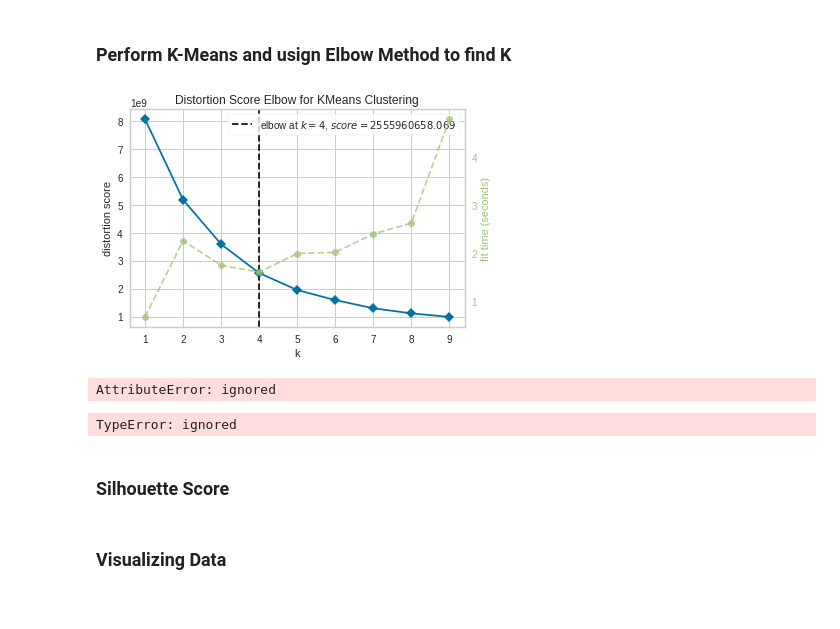
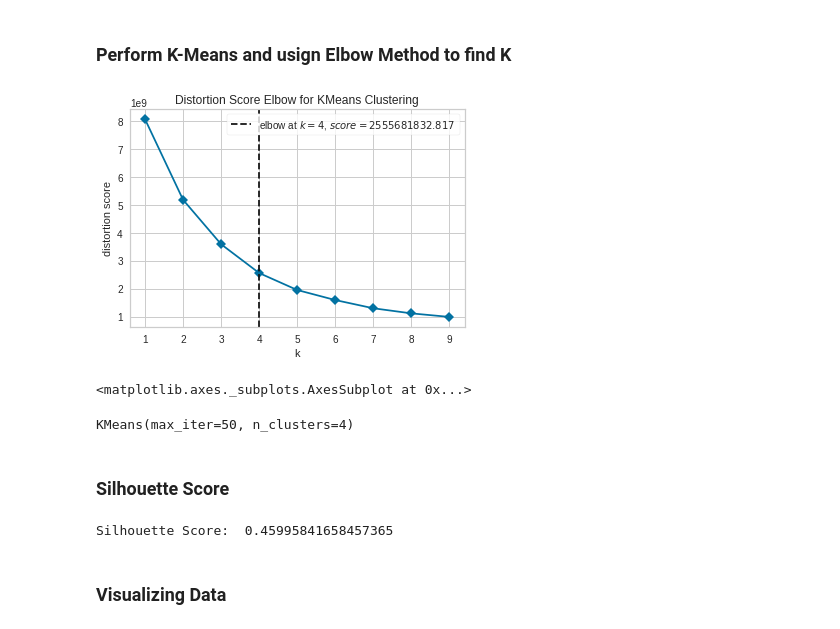
Before and after one commit to AbrahamKong/CMPE257-Fractal_Clustering_Assignment, a Jupyter notebook: CMPE_257_Fractual_Clustering.ipynb, the cells around one changed output. Cells and saved outputs as stored; diff of their text form; code cells hidden in the pictures.

```diff
--- a/CMPE_257_Fractual_Clustering.ipynb
+++ b/CMPE_257_Fractual_Clustering.ipynb
@@ -251,25 +251,24 @@ rfm.describe()
 # %% [markdown]
 ### Perform K-Means and usign Elbow Method to find K
 # %%
-# Use the quick method and  show the figure
-kelbow_visualizer(KMeans(random_state=50), rfm, k=(1,10))
-
-# Instantiate the clustering model and visualizer
+# Use the KElbowVisualizer to visualize Elbow Method
 model = KMeans()
 visualizer = KElbowVisualizer(
-    model, k=(4,12), metric='calinski_harabasz', timings=False
+    model, k=(1, 10), timings=False
 )
 
-visualizer.fit(X)        # Fit the data to the visualizer
+# Fit data into the visualizer
+visualizer.fit(rfm)
 visualizer.show()
 # %% [output]
-[figure, old version]
+[figure, new version]
-AttributeError: ignored
+<matplotlib.axes._subplots.AxesSubplot at 0x...>
-TypeError: ignored
 # %%
 #perform Kmeans with k = 4 getting from above Elbow Method
 kmeans = KMeans(n_clusters=4,max_iter=50)
 kmeans.fit(rfm)
+# %% [output]
+KMeans(max_iter=50, n_clusters=4)
 # %%
 # Give label to each Cluster a Customer Category
 rfm['Customer Category'] = kmeans.labels_
@@ -277,6 +276,8 @@ rfm['Customer Category'] = kmeans.labels_
 ### Silhouette Score
 # %%
 print("Silhouette Score: ", silhouette_score(rfm, kmeans.labels_, metric='euclidean'))
+# %% [output]
+Silhouette Score:  0.45995841658457365
 # %% [markdown]
 ### Visualizing Data
 # %%
```
Also changed, not shown: parts of 1 cell of this notebook.
